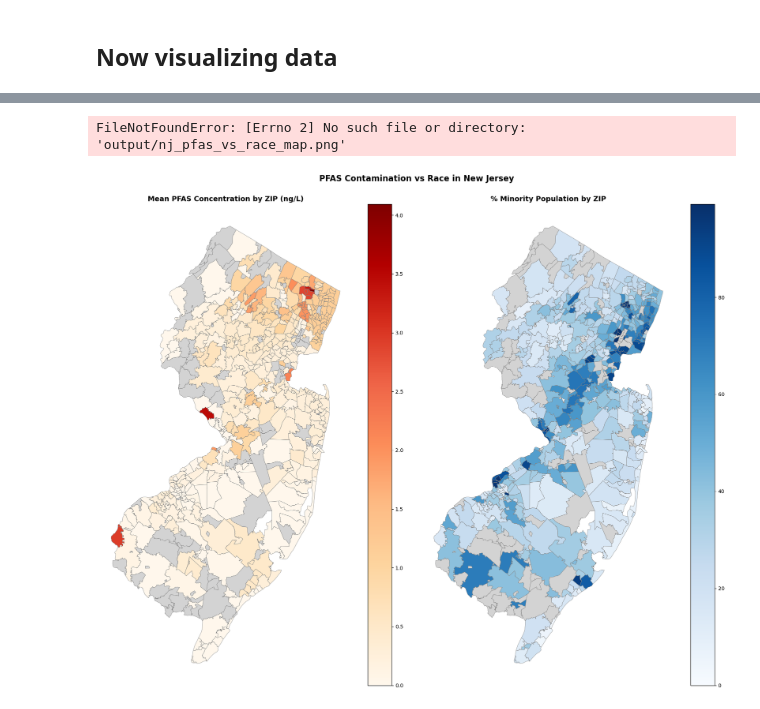
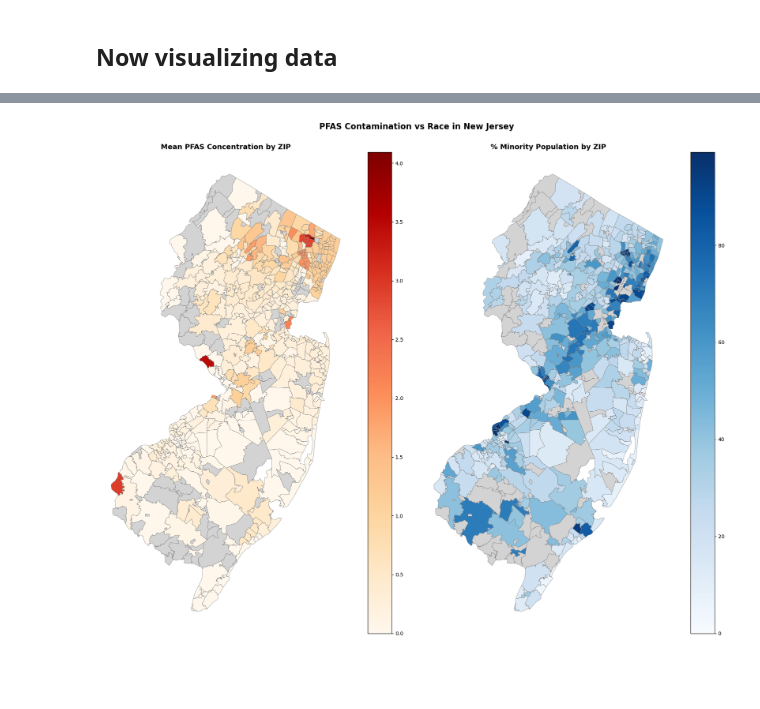
Before and after one commit to Charcharbinks28/QSS20-CW-Final, a Jupyter notebook: code/02_data_clean_visualize_me_search.ipynb, the cells around one changed output, grey strips where cells are left out. Saved outputs shown, nothing was run; the diff lists cells and outputs as text; code cells hidden in the pictures; blank space fills up the shorter version.

```diff
--- a/code/02_data_clean_visualize_me_search.ipynb
+++ b/code/02_data_clean_visualize_me_search.ipynb
@@ -359,9 +357,11 @@ print(f"Rows in map data: {len(map_df)}")
 # %% [output]
 Rows in map data: 598
 # %%
+#converting all values to numbers (besides for Zipcode)
+
 numeric_cols = [
-    'max_pfas_ngl',
-    'mean_pfas_ngl',
+    'max_pfas',
+    'mean_pfas',
     'total_detections',
     'pct_white',
     'pct_black',
@@ -376,8 +376,8 @@ numeric_cols = [
 for col in numeric_cols:
     map_df[col] = pd.to_numeric(map_df[col], errors='coerce')
 # %%
-# Flag ZIPs exceeding EPA MCL of 4 ng/L (max_pfas_ngl is already in ng/L)
-#MCL = Max Contamination Level
+#adding column for max values based on EPA standards
+map_df['max_pfas'] = pd.to_numeric(map_df['max_pfas'], errors='coerce') * 1000
 
-map_df['max_exceeds_EPA'] = map_df['max_pfas_ngl'] > 4
-print(f"ZIPs exceeding max EPA MCL: {map_df['max_exceeds_EPA'].sum()}")
+# Flag ZIPs that exceed EPA MCL of 4 ng/L
+map_df['exceeds_mcl'] = map_df['mean_pfas'] > 4
@@ -386,3 +383,0 @@ ZIPs exceeding max EPA MCL: 399
-# %%
-map_df['mean_exceeds_EPA'] = map_df['mean_pfas_ngl'] > 4
-print(f"ZIPs exceeding mean EPA MCL: {map_df['mean_exceeds_EPA'].sum()}")
@@ -456,11 +419,13 @@ plt.show()
 # %%
-# (conversion already done at aggregation step — no further unit conversion needed)
+#converting to units for limit levels
+map_df['mean_pfas'] = pd.to_numeric(map_df['mean_pfas'], errors='coerce') * 1000
+map_df['max_pfas'] = pd.to_numeric(map_df['max_pfas'], errors='coerce') * 1000
 # %%
 fig, axes = plt.subplots(1, 2, figsize=(18, 14))
 
-# Left map — PFAS levels (ng/L)
+# Left map — PFAS levels
 map_df.plot(
-    column       = 'mean_pfas_ngl',
+    column       = 'mean_pfas',
     cmap         = 'OrRd',
     linewidth    = 0.5,
     edgecolor    = 'grey',
@@ -469,36 +434,37 @@ map_df.plot(
     ax           = axes[0]
 )
 
+# Fix 1: use axes[0] not ax
+# Fix 2: check legend exists before setting title
 legend = axes[0].get_legend()
 if legend is not None:
-    legend.set_title('PFAS (ng/L)', prop={'size': 10})
+    legend.set_title('PFAS (µg/L)', prop={'size': 10})
 
-axes[0].set_title('Mean PFAS Concentration by ZIP (ng/L)', fontsize=14, fontweight='bold')
+axes[0].set_title('Mean PFAS Concentration by ZIP', fontsize=14, fontweight='bold')
 axes[0].set_axis_off()
 
 # Right map — % Minority population
 map_df.plot(
     column       = 'pct_minority',
     cmap         = 'Blues',
     linewidth    = 0.5,
     edgecolor    = 'grey',
     legend       = True,
     missing_kwds = {'color': 'lightgrey'},
     ax           = axes[1]
 )
 
 legend = axes[1].get_legend()
 if legend is not None:
     legend.set_title('% Minority', prop={'size': 10})
 
 axes[1].set_title('% Minority Population by ZIP', fontsize=14, fontweight='bold')
 axes[1].set_axis_off()
 
 plt.suptitle('PFAS Contamination vs Race in New Jersey',
              fontsize=16, fontweight='bold', y=1.02)
 plt.tight_layout()
 plt.savefig('output/nj_pfas_vs_race_map.png', dpi=300, bbox_inches='tight')
 plt.show()
 # %% [output]
-FileNotFoundError: [Errno 2] No such file or directory: 'output/nj_pfas_vs_race_map.png'
-[figure, old version]
+[figure, new version]
```
Also changed, not shown: parts of 9 cells of this notebook, 2 other files.
